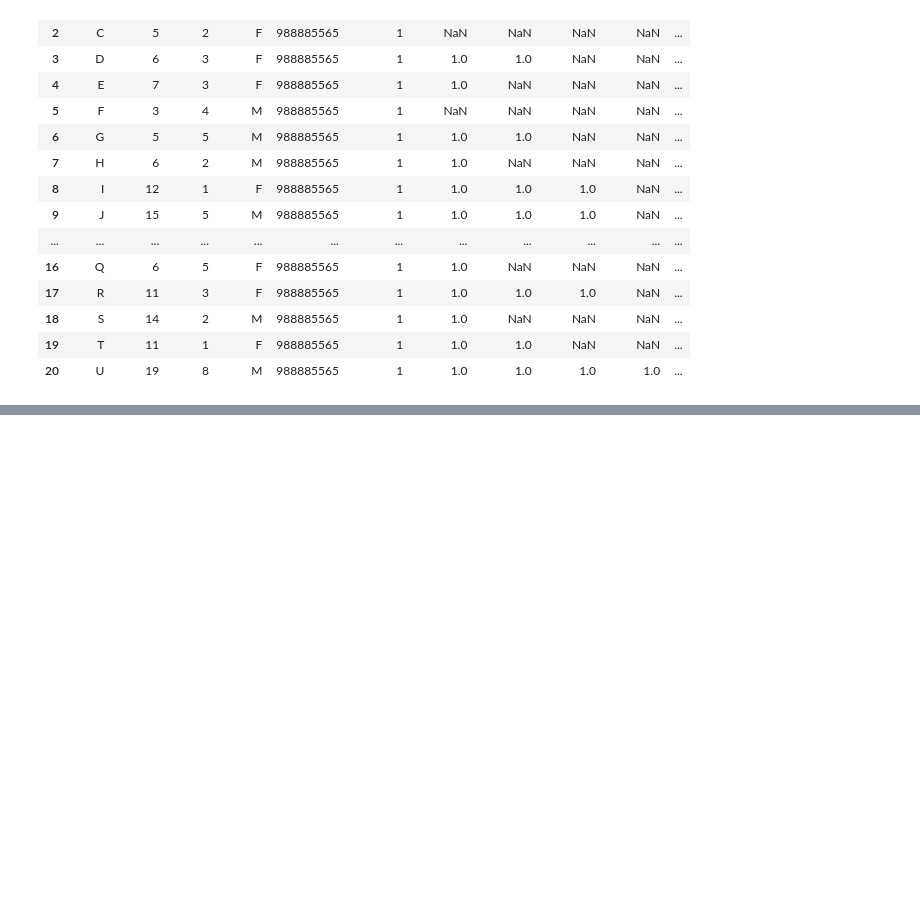
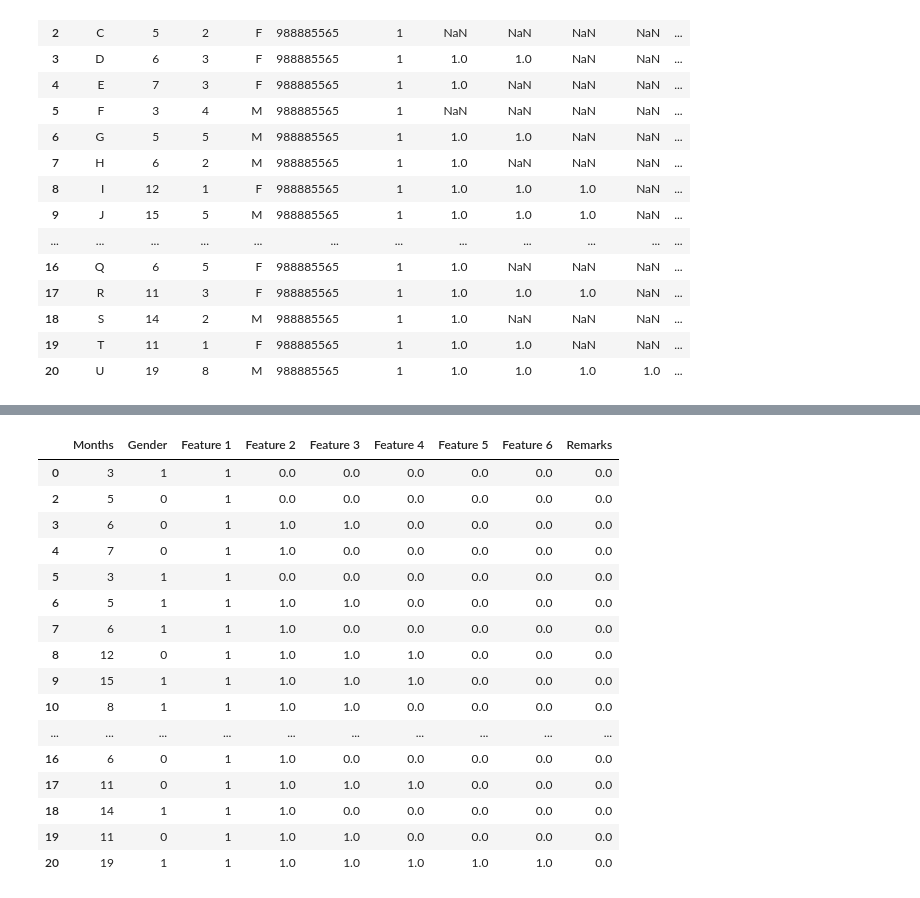
Before and after one commit to Chaitanyadasari/samVikas, a Jupyter notebook: samvikas_hackathon.ipynb, the cells around one changed output, grey strips where cells are left out. Cells and saved outputs as stored; diff of their text form; code cells hidden in the pictures; blank space fills up the shorter version.

```diff
--- a/samvikas_hackathon.ipynb
+++ b/samvikas_hackathon.ipynb
@@ -81,0 +107,24 @@ df[df.columns.drop(['Name', 'Height'])]
+# %%
+#visualization
+
+df2.loc[df['Gender'] == 'M', 'Gender'] = 1
+df2.loc[df['Gender'] == 'F', 'Gender'] = 0
+df2
+# %% [output]
+|  | Months | Gender | Feature 1 | Feature 2 | Feature 3 | Feature 4 | Feature 5 | Feature 6 | Remarks |
+| 0 | 3 | 1 | 1 | 0.0 | 0.0 | 0.0 | 0.0 | 0.0 | 0.0 |
+| 2 | 5 | 0 | 1 | 0.0 | 0.0 | 0.0 | 0.0 | 0.0 | 0.0 |
+| 3 | 6 | 0 | 1 | 1.0 | 1.0 | 0.0 | 0.0 | 0.0 | 0.0 |
+| 4 | 7 | 0 | 1 | 1.0 | 0.0 | 0.0 | 0.0 | 0.0 | 0.0 |
+| 5 | 3 | 1 | 1 | 0.0 | 0.0 | 0.0 | 0.0 | 0.0 | 0.0 |
+| 6 | 5 | 1 | 1 | 1.0 | 1.0 | 0.0 | 0.0 | 0.0 | 0.0 |
+| 7 | 6 | 1 | 1 | 1.0 | 0.0 | 0.0 | 0.0 | 0.0 | 0.0 |
+| 8 | 12 | 0 | 1 | 1.0 | 1.0 | 1.0 | 0.0 | 0.0 | 0.0 |
+| 9 | 15 | 1 | 1 | 1.0 | 1.0 | 1.0 | 0.0 | 0.0 | 0.0 |
+| 10 | 8 | 1 | 1 | 1.0 | 1.0 | 0.0 | 0.0 | 0.0 | 0.0 |
+| ... | ... | ... | ... | ... | ... | ... | ... | ... | ... |
+| 16 | 6 | 0 | 1 | 1.0 | 0.0 | 0.0 | 0.0 | 0.0 | 0.0 |
+| 17 | 11 | 0 | 1 | 1.0 | 1.0 | 1.0 | 0.0 | 0.0 | 0.0 |
+| 18 | 14 | 1 | 1 | 1.0 | 0.0 | 0.0 | 0.0 | 0.0 | 0.0 |
+| 19 | 11 | 0 | 1 | 1.0 | 1.0 | 0.0 | 0.0 | 0.0 | 0.0 |
+| 20 | 19 | 1 | 1 | 1.0 | 1.0 | 1.0 | 1.0 | 1.0 | 0.0 |
```
Also changed, not shown: parts of 15 cells of this notebook.
